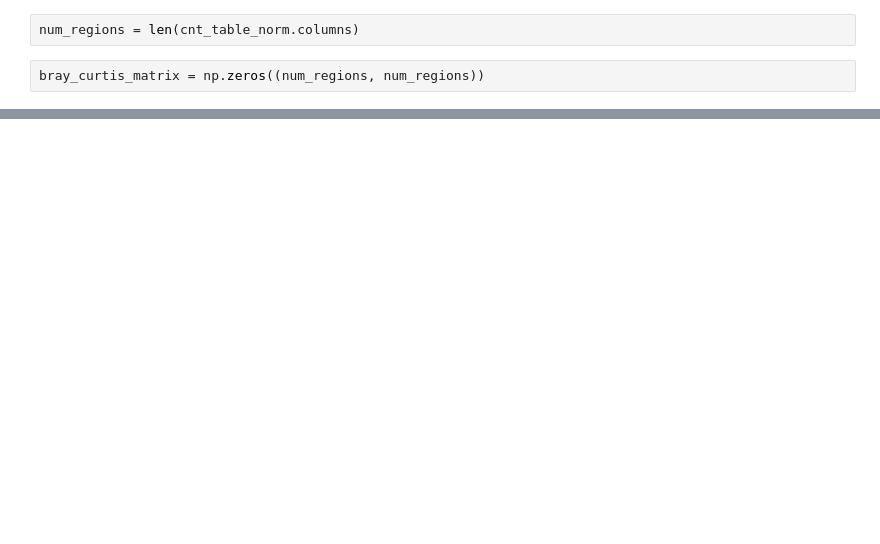
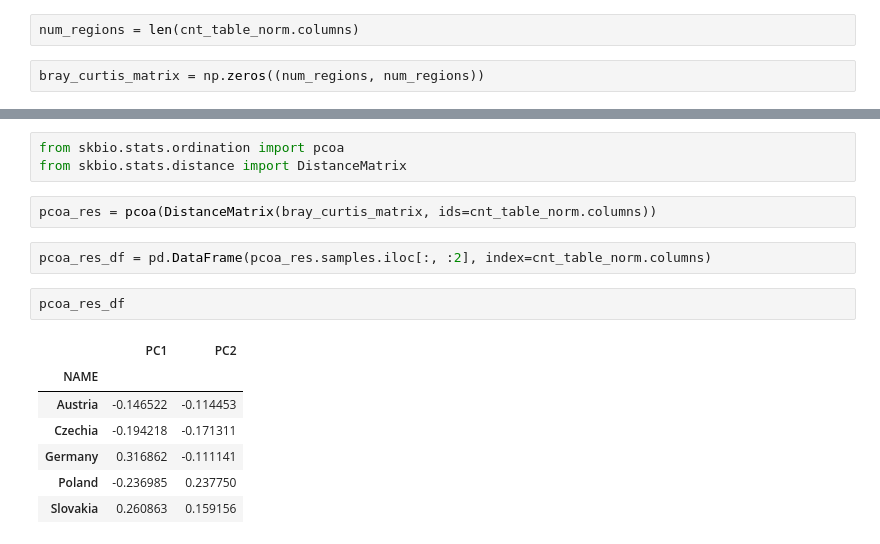
Before and after one commit to uscuni/boundaries_of_change, a Jupyter notebook: code/bray-curtis.ipynb, the cells around one changed output, grey strips where cells are left out. Saved outputs shown, nothing was run; the diff lists cells and outputs as text; blank space fills up the shorter version.

```diff
--- a/code/bray-curtis.ipynb
+++ b/code/bray-curtis.ipynb
@@ -204,0 +202,17 @@ sns.heatmap(bray_curtis_matrix, annot=True)
+# %%
+from skbio.stats.ordination import pcoa
+from skbio.stats.distance import DistanceMatrix
+# %%
+pcoa_res = pcoa(DistanceMatrix(bray_curtis_matrix, ids=cnt_table_norm.columns))
+# %%
+pcoa_res_df = pd.DataFrame(pcoa_res.samples.iloc[:, :2], index=cnt_table_norm.columns)
+# %%
+pcoa_res_df
+# %% [output]
+|  | PC1 | PC2 |
+| NAME |  |  |
+| Austria | -0.146522 | -0.114453 |
+| Czechia | -0.194218 | -0.171311 |
+| Germany | 0.316862 | -0.111141 |
+| Poland | -0.236985 | 0.237750 |
+| Slovakia | 0.260863 | 0.159156 |
```
Also changed, not shown: parts of 12 cells of this notebook.
